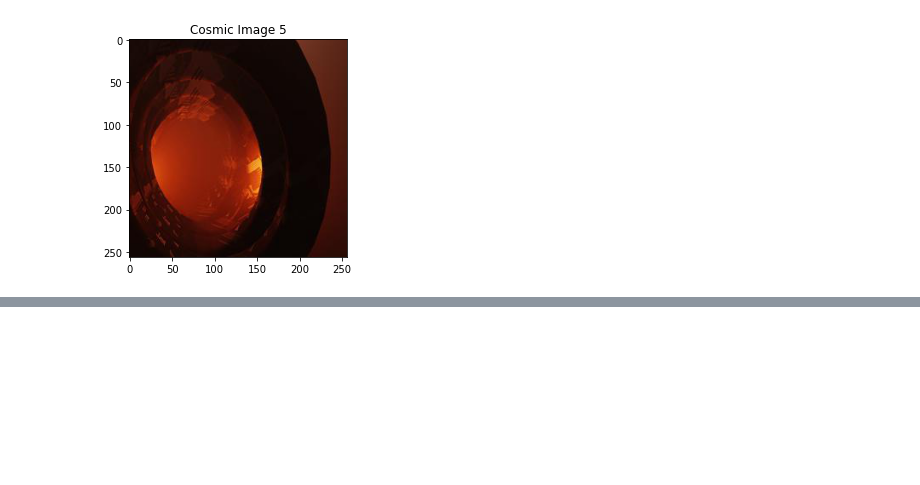
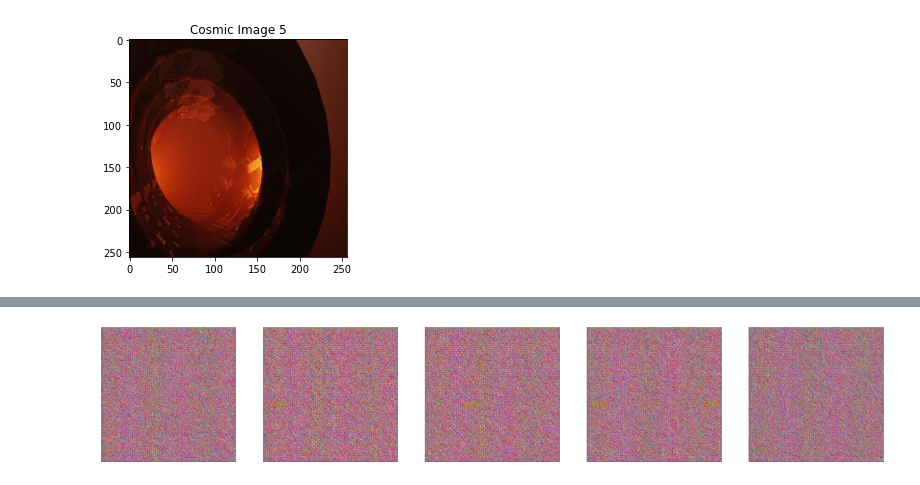
Before and after one commit to syedirfanx/AuroraX-ai, a Jupyter notebook: aurorax-ai.ipynb, the cells around one changed output, grey strips where cells are left out. Saved outputs shown, nothing was run; the diff lists cells and outputs as text; code cells hidden in the pictures; blank space fills up the shorter version.

```diff
--- a/aurorax-ai.ipynb
+++ b/aurorax-ai.ipynb
@@ -302,0 +447,25 @@ Detected at node 'sequential_2/dense_3/BiasAdd' defined at (most recent call las
+# %%
+import numpy as np
+import matplotlib.pyplot as plt
+import tensorflow as tf
+
+# Assuming 'generator' is your trained generator model
+
+# Define the number of images you want to generate
+num_images_to_generate = 5
+
+# Generate random noise as input for the generator
+random_noise = tf.random.normal(shape=(num_images_to_generate, LATENT_DIM))
+
+# Generate images using the generator model
+generated_images = generator(random_noise, training=True)
+
+# Plot the generated images
+plt.figure(figsize=(20, 20))
+for i in range(num_images_to_generate):
+    plt.subplot(1, num_images_to_generate, i + 1)
+    plt.imshow(generated_images[i])
+    plt.axis('off')
+plt.show()
+# %% [output]
+[figure, added]
```
Also changed, not shown: parts of 12 cells of this notebook.
